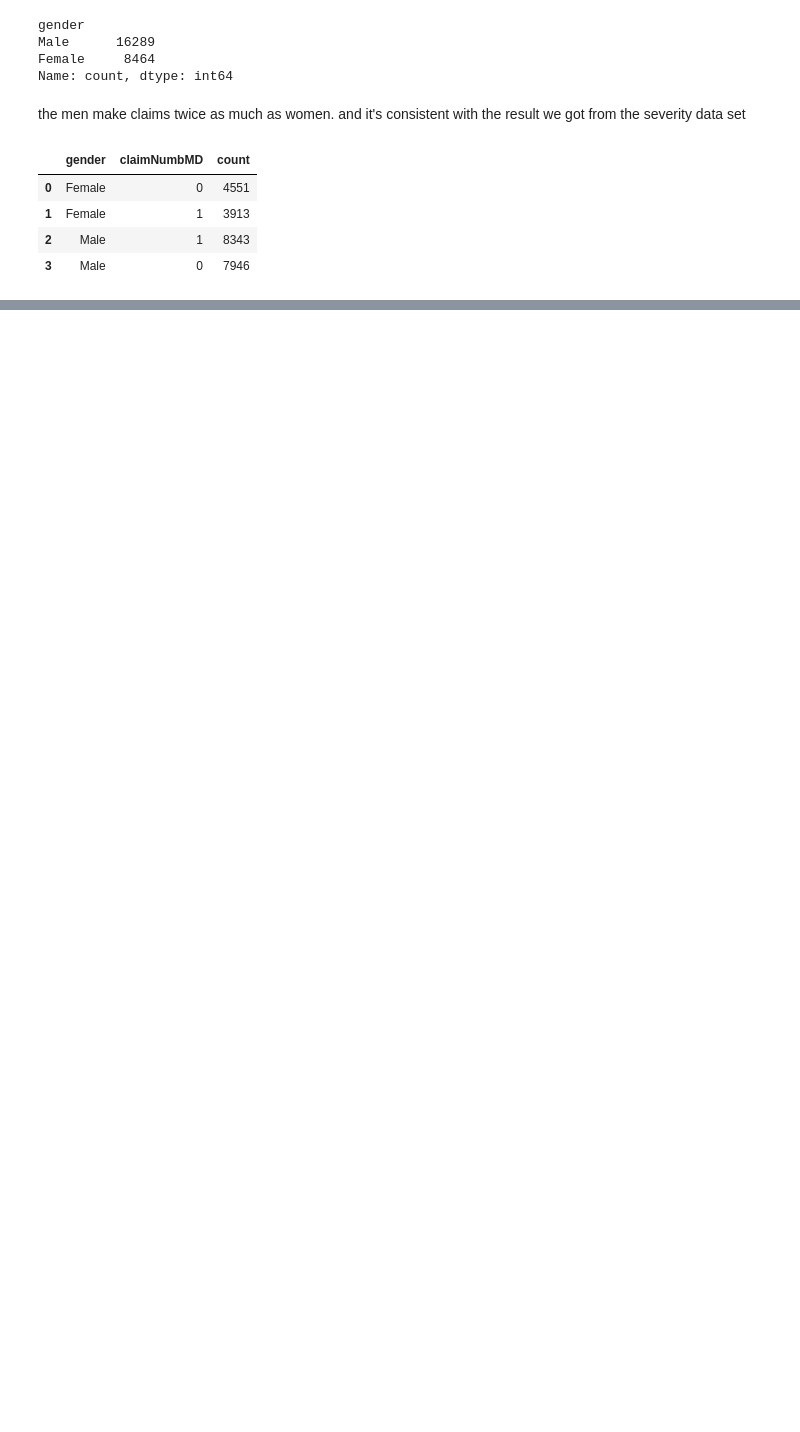
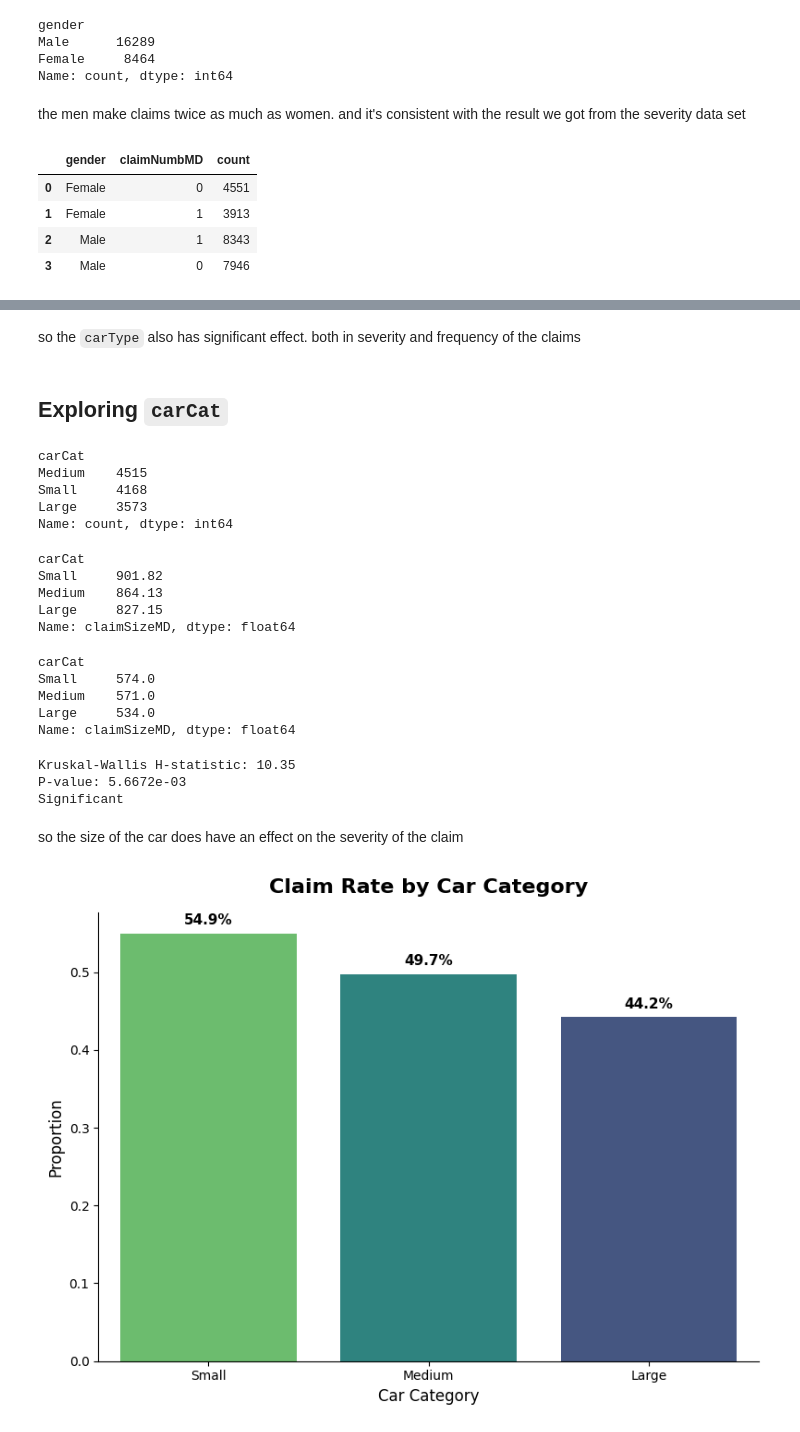
Before and after one commit to aradmehralian/Statistical-Consulting-Project, a Jupyter notebook: Ageas/test.ipynb, the cells around one changed output, grey strips where cells are left out. Cells and saved outputs as stored; diff of their text form; code cells hidden in the pictures; blank space fills up the shorter version.

```diff
--- a/Ageas/test.ipynb
+++ b/Ageas/test.ipynb
@@ -300,0 +490,30 @@ so gender is definitely one of the important factors in both severity and freque
+# %% [markdown]
+so the `carType` also has significant effect. both in severity and frequency of the claims
+# %% [markdown]
+## Exploring `carCat`
+# %%
+df_severity["carCat"].value_counts()
+# %% [output]
+carCat
+Medium    4515
+Small     4168
+Large     3573
+Name: count, dtype: int64
+# %%
+df_severity.groupby("carCat")["claimSizeMD"].mean().round(decimals=2).sort_values(
+    ascending=False
+)
+# %% [output]
+carCat
+Small     901.82
+Medium    864.13
+Large     827.15
+Name: claimSizeMD, dtype: float64
+# %%
+df_severity.groupby("carCat")["claimSizeMD"].median().sort_values(ascending=False)
+# %% [output]
+carCat
+Small     574.0
+Medium    571.0
+Large     534.0
+Name: claimSizeMD, dtype: float64
@@ -300,0 +524,49 @@ so gender is definitely one of the important factors in both severity and freque
+# %%
+h_statistic, p_value = stats.kruskal(claims_small, claims_medium, claims_large)
+
+print(f"Kruskal-Wallis H-statistic: {h_statistic:.2f}")
+print(f"P-value: {p_value:.4e}")
+print("Significant" if p_value < 0.05 else "Non-significant")
+# %% [output]
+Kruskal-Wallis H-statistic: 10.35
+P-value: 5.6672e-03
+Significant
+# %% [markdown]
+so the size of the car does have an effect on the severity of the claim
+# %%
+fig, ax = plt.subplots(figsize=(8, 6))
+
+sns.barplot(
+    data=df_frequency,
+    ax=ax,
+    x="carCat",
+    y="claimNumbMD",
+    hue="carCat",
+    legend=False,
+    palette="viridis",
+    order=["Small", "Medium", "Large"],
+    errorbar=None,
+    dodge=False,
+)
+
+for p in ax.patches:
+    height = p.get_height()
+    if height > 0:
+        ax.annotate(
+            f"{height * 100:.1f}%",
+            (p.get_x() + p.get_width() / 2.0, height),
+            ha="center",
+            va="bottom",
+            fontsize=11,
+            fontweight="bold",
+            xytext=(0, 5),
+            textcoords="offset points",
+        )
+
+ax.set_title("Claim Rate by Car Category", fontweight="bold", fontsize=16, pad=15)
+ax.set_xlabel("Car Category", fontsize=12)
+ax.set_ylabel("Proportion", fontsize=12)
+sns.despine()
+fig.tight_layout()
+# %% [output]
+[figure, added]
```
Also changed, not shown: parts of 116 cells of this notebook.
